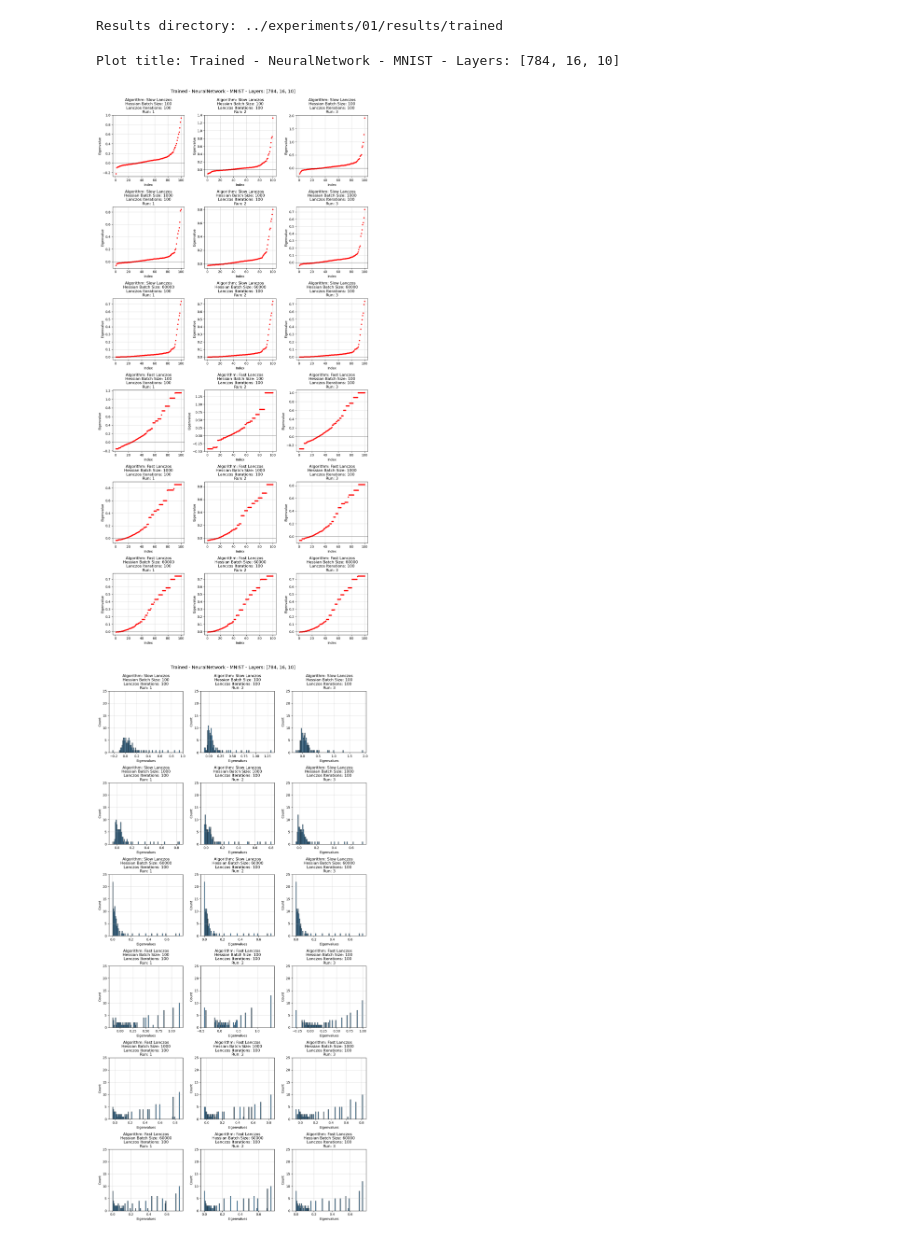
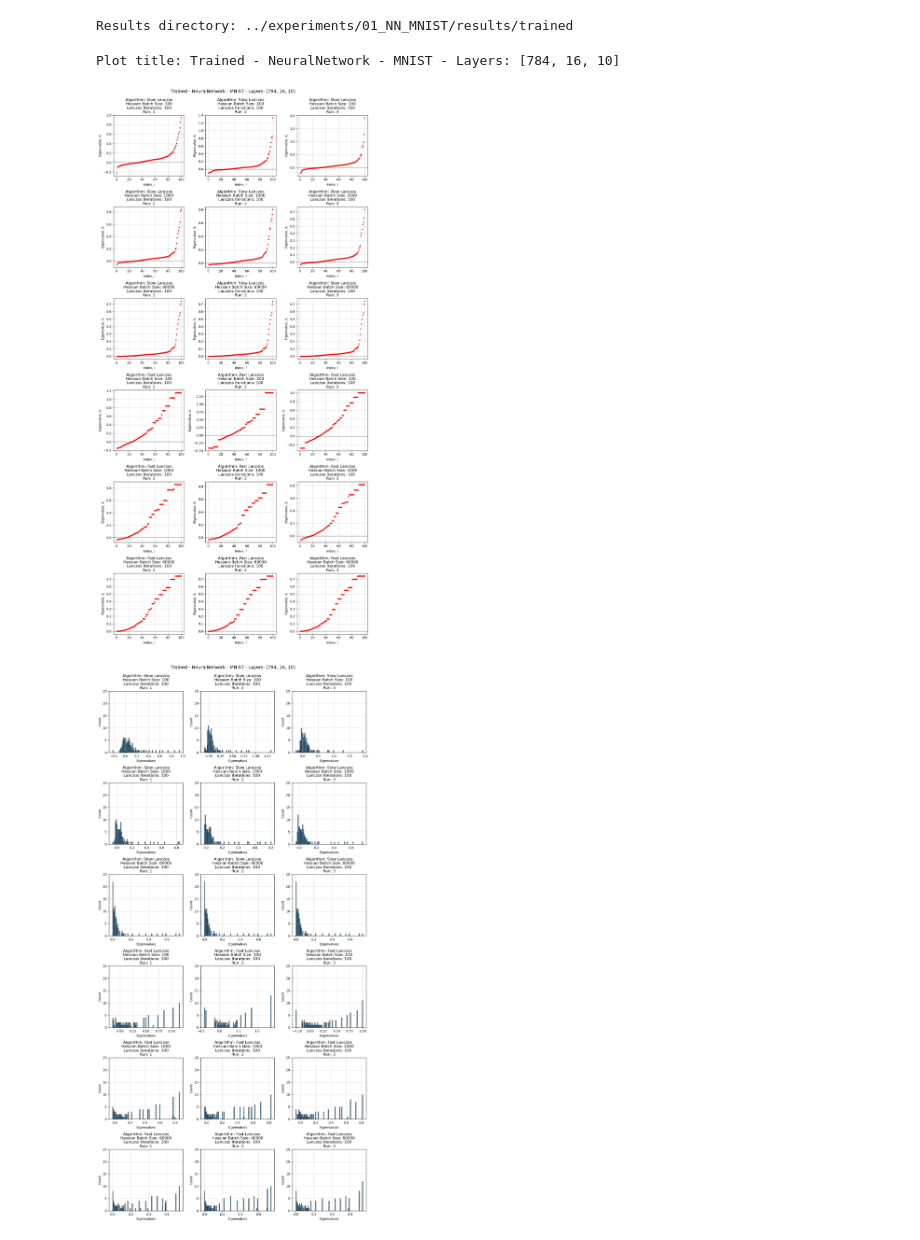
Before and after one commit to ilievanadezhda/spectral-properties-of-NN, a Jupyter notebook: notebooks/01_analyze_experiment_results.ipynb, the cells around one changed output. Cells and saved outputs as stored; diff of their text form; code cells hidden in the pictures.

```diff
--- a/notebooks/01_analyze_experiment_results.ipynb
+++ b/notebooks/01_analyze_experiment_results.ipynb
@@ -7,13 +7,13 @@ import torch
 import numpy as np
 import matplotlib.pyplot as plt
 # %%
-EXPERIMENT = "01"
+EXPERIMENT = "01_NN_MNIST"
 MODEL = "trained"
 # get the results directory path
 results_dir = f"../experiments/{EXPERIMENT}/results/{MODEL}"
 print(f"Results directory: {results_dir}")
 # %% [output]
-Results directory: ../experiments/01/results/trained
+Results directory: ../experiments/01_NN_MNIST/results/trained
 # %%
 # get model information from config file
 args = OmegaConf.create(yaml.load(open(f"../experiments/{EXPERIMENT}/config.yaml"), Loader=yaml.SafeLoader))
@@ -63,26 +63,26 @@ for lanczos in sorted(os.listdir(results_dir), reverse=True):
 # %%
 # create subplot grid
 n_plots = len(configs)
 n_cols = 3
 n_rows = (n_plots + n_cols - 1) // n_cols
 # create figure
 plt.figure(figsize=(4*n_cols, 4*n_rows))
 # create subplots
 for idx, (config, eigenvalues) in enumerate(zip(configs, all_eigenvalues)):
     plt.subplot(n_rows, n_cols, idx + 1)
     sorted_eigenvalues = np.sort(eigenvalues)
     x_indices = np.arange(1, len(sorted_eigenvalues) + 1)
     plt.plot(x_indices, sorted_eigenvalues, marker="o", linestyle="", color="red", markersize=3)
     plt.axhline(y=0, color='black', linestyle='-', linewidth=0.5)  # Add horizontal line at y=0
     plt.title(f"Algorithm: {config['lanczos'].capitalize()} Lanczos\nHessian Batch Size: {config['batch_size']}\nLanczos Iterations: {config['iter_num']}\nRun: {config['run_num']}")
     plt.grid(True, alpha=0.5)
-    plt.xlabel('Index')
-    plt.ylabel('Eigenvalue')
+    plt.xlabel(r"Index, $i$", fontsize=10)
+    plt.ylabel(r"Eigenvalue, $\lambda_{i}$", fontsize=10)
 plt.tight_layout()
 plt.suptitle(plot_title, y=1.01, fontsize=14)
 plt.show()
 # %% [output]
-[figure, old version]
+[figure, new version]
 # %%
 # create subplot grid
 n_plots = len(configs)
```
Also changed, not shown: 27 other files.
